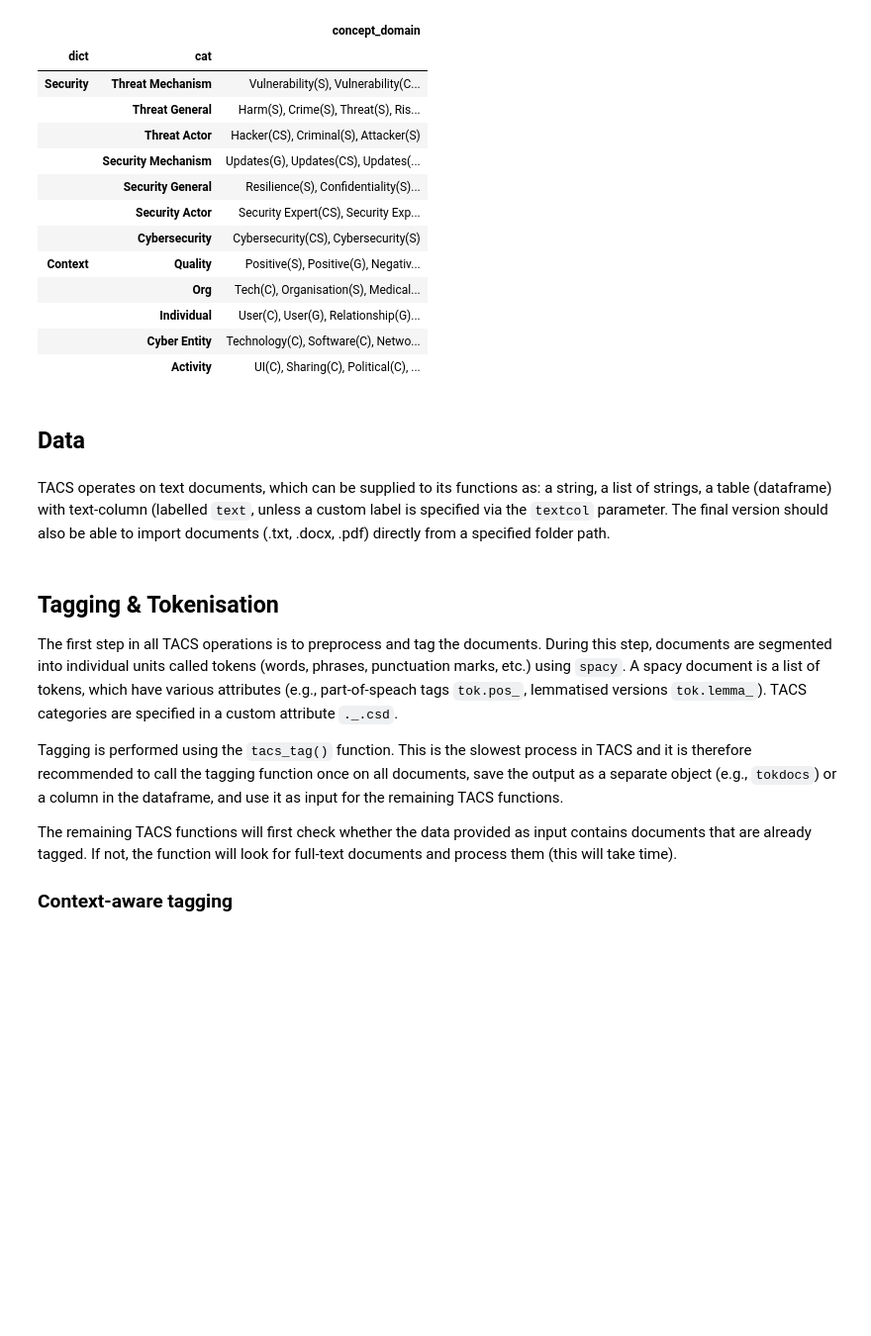
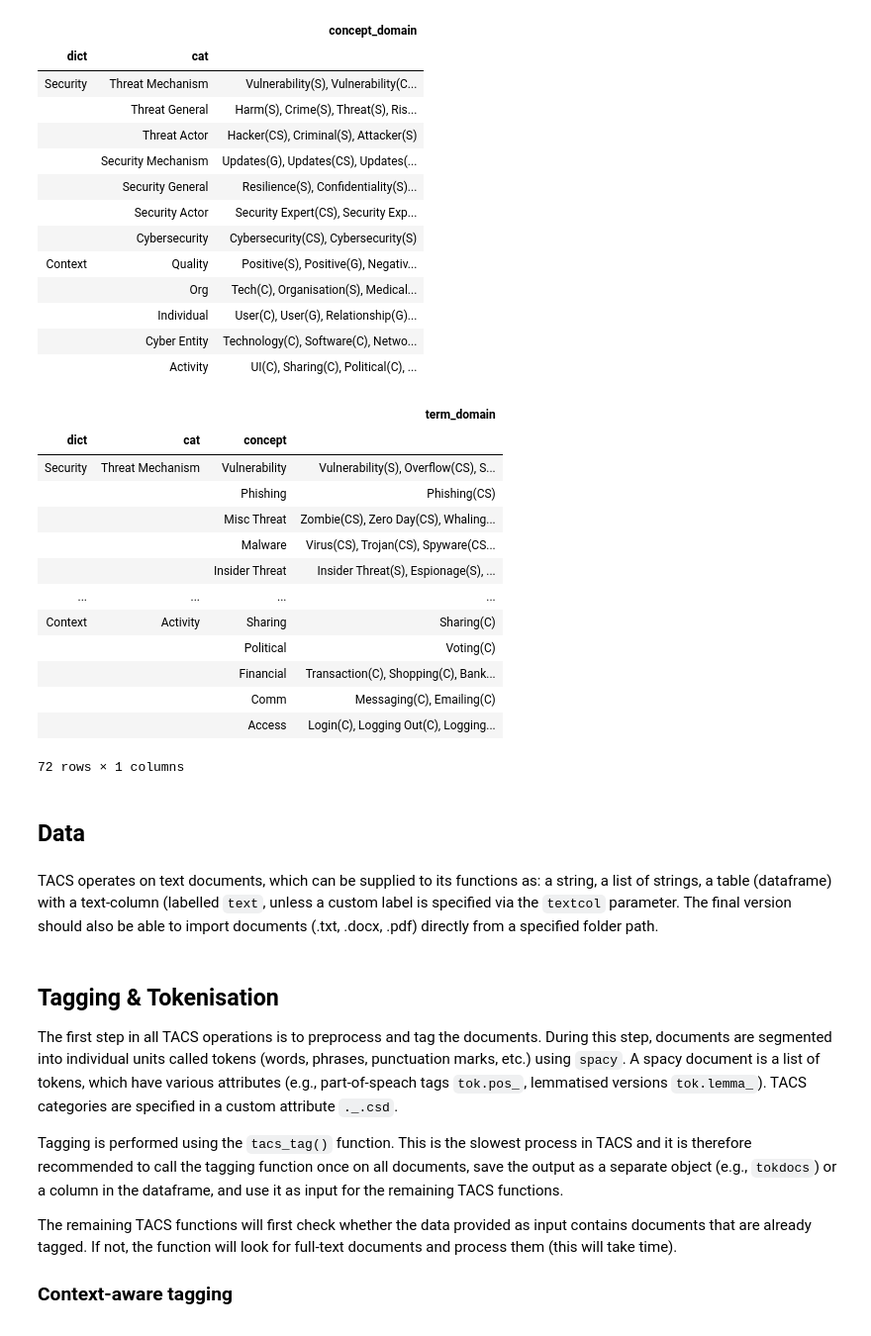
Before and after one commit to anidroid/TACS, a Jupyter notebook: Documentation-DRAFT.ipynb, the cells around one changed output. Shown at 99% size. Saved outputs shown, nothing was run; the diff lists cells and outputs as text; code cells hidden in the pictures; blank space fills up the shorter version.

```diff
--- a/Documentation-DRAFT.ipynb
+++ b/Documentation-DRAFT.ipynb
@@ -40,10 +44,27 @@ tacs_show('table',level='cat')
 |  | Individual | User(C), User(G), Relationship(G)... |
 |  | Cyber Entity | Technology(C), Software(C), Netwo... |
 |  | Activity | UI(C), Sharing(C), Political(C), ... |
+# %%
+tacs_show('table',level='concept')
+# %% [output]
+|  |  |  | term_domain |
+| dict | cat | concept |  |
+| Security | Threat Mechanism | Vulnerability | Vulnerability(S), Overflow(CS), S... |
+|  |  | Phishing | Phishing(CS) |
+|  |  | Misc Threat | Zombie(CS), Zero Day(CS), Whaling... |
+|  |  | Malware | Virus(CS), Trojan(CS), Spyware(CS... |
+|  |  | Insider Threat | Insider Threat(S), Espionage(S), ... |
+| ... | ... | ... | ... |
+| Context | Activity | Sharing | Sharing(C) |
+|  |  | Political | Voting(C) |
+|  |  | Financial | Transaction(C), Shopping(C), Bank... |
+|  |  | Comm | Messaging(C), Emailing(C) |
+|  |  | Access | Login(C), Logging Out(C), Logging... |
+72 rows × 1 columns
 # %% [markdown]
 ## Data
 # %% [markdown]
-TACS operates on text documents, which can be supplied to its functions as: a string, a list of strings, a table (dataframe) with text-column (labelled `text`, unless a custom label is specified via the `textcol` parameter. The final version should also be able to import documents (.txt, .docx, .pdf) directly from a specified folder path.
+TACS operates on text documents, which can be supplied to its functions as: a string, a list of strings, a table (dataframe) with a text-column (labelled `text`, unless a custom label is specified via the `textcol` parameter. The final version should also be able to import documents (.txt, .docx, .pdf) directly from a specified folder path.
 # %%
 data = pd.read_csv('demodata.csv')
 # %% [markdown]
```
Also changed, not shown: parts of 1 cell of this notebook, 3 other files.
